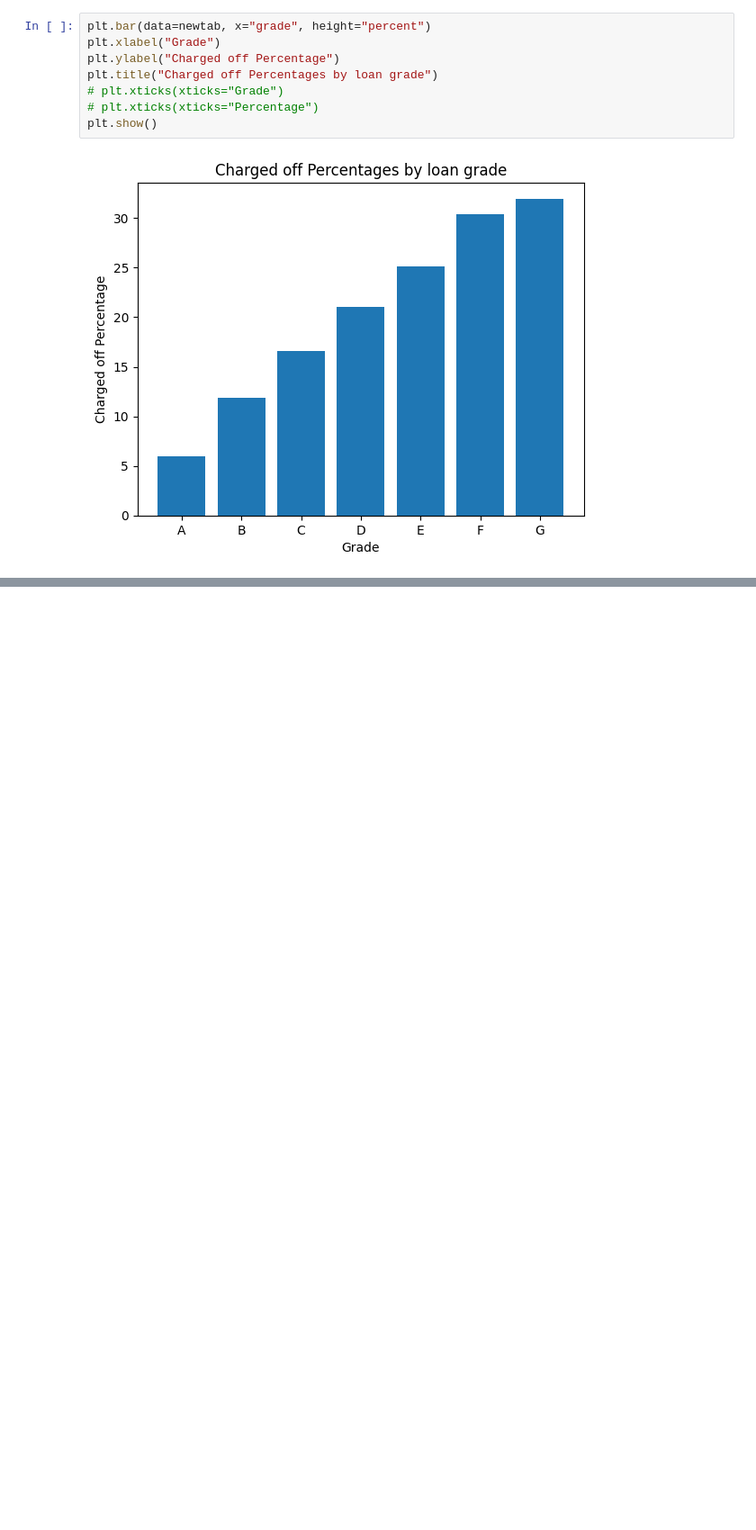
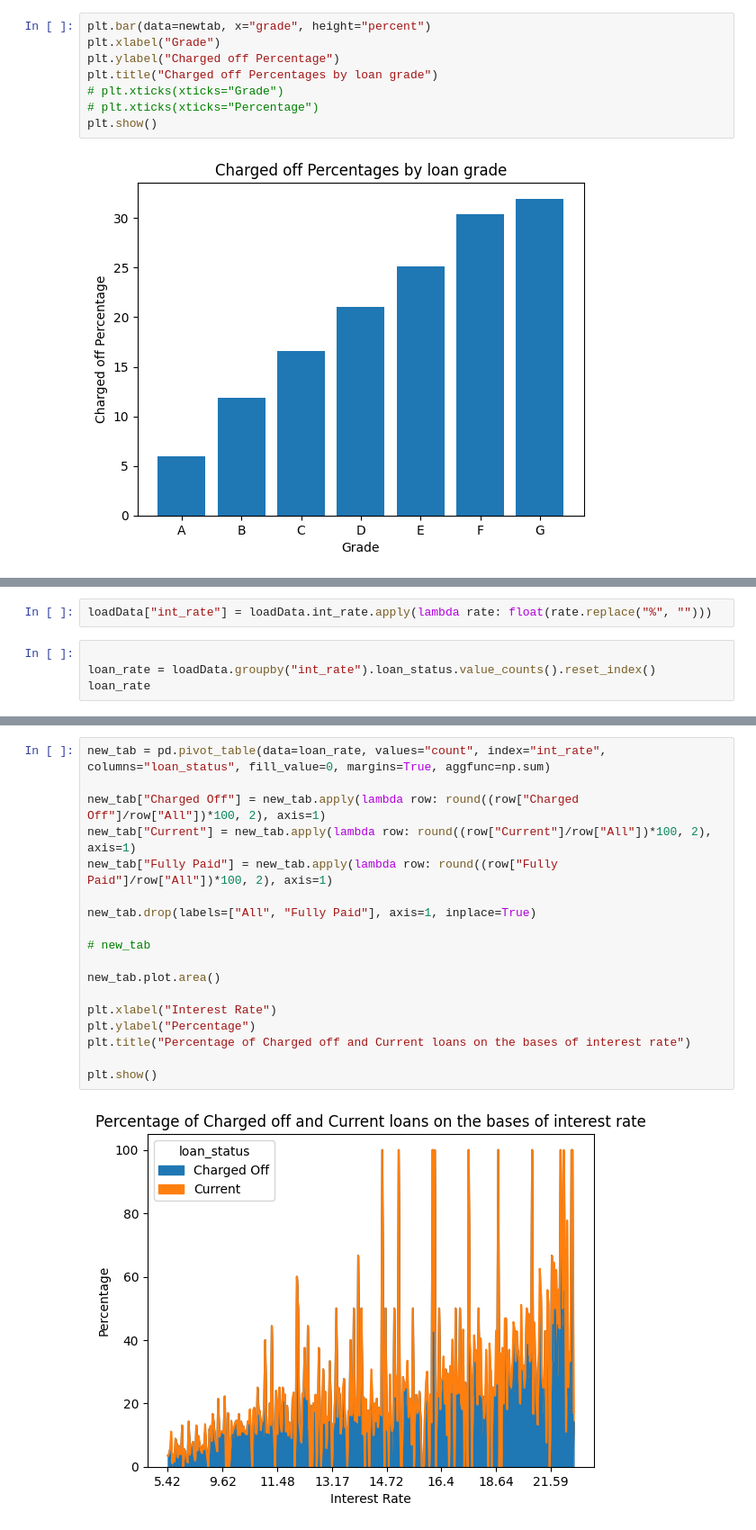
Before and after one commit to AshishTondon/LendingClubCaseStudy, a Jupyter notebook: lendling_club_analysis.ipynb, the cells around one changed output, grey strips where cells are left out. Shown: that part at 90% size. Saved outputs shown, nothing was run; the diff lists cells and outputs as text; blank space fills up the shorter version.

```diff
--- a/lendling_club_analysis.ipynb
+++ b/lendling_club_analysis.ipynb
@@ -230,0 +213,6 @@ Name: annual_inc, dtype: float64
+# %%
+loadData["int_rate"] = loadData.int_rate.apply(lambda rate: float(rate.replace("%", "")))
+# %%
+
+loan_rate = loadData.groupby("int_rate").loan_status.value_counts().reset_index()
+loan_rate
@@ -230,0 +233,20 @@ Name: annual_inc, dtype: float64
+# %%
+new_tab = pd.pivot_table(data=loan_rate, values="count", index="int_rate", columns="loan_status", fill_value=0, margins=True, aggfunc=np.sum)
+
+new_tab["Charged Off"] = new_tab.apply(lambda row: round((row["Charged Off"]/row["All"])*100, 2), axis=1)
+new_tab["Current"] = new_tab.apply(lambda row: round((row["Current"]/row["All"])*100, 2), axis=1)
+new_tab["Fully Paid"] = new_tab.apply(lambda row: round((row["Fully Paid"]/row["All"])*100, 2), axis=1)
+
+new_tab.drop(labels=["All", "Fully Paid"], axis=1, inplace=True)
+
+# new_tab
+
+new_tab.plot.area()
+
+plt.xlabel("Interest Rate")
+plt.ylabel("Percentage")
+plt.title("Percentage of Charged off and Current loans on the bases of interest rate")
+
+plt.show()
+# %% [output]
+[figure, added]
```
Also changed, not shown: parts of 17 cells of this notebook.
